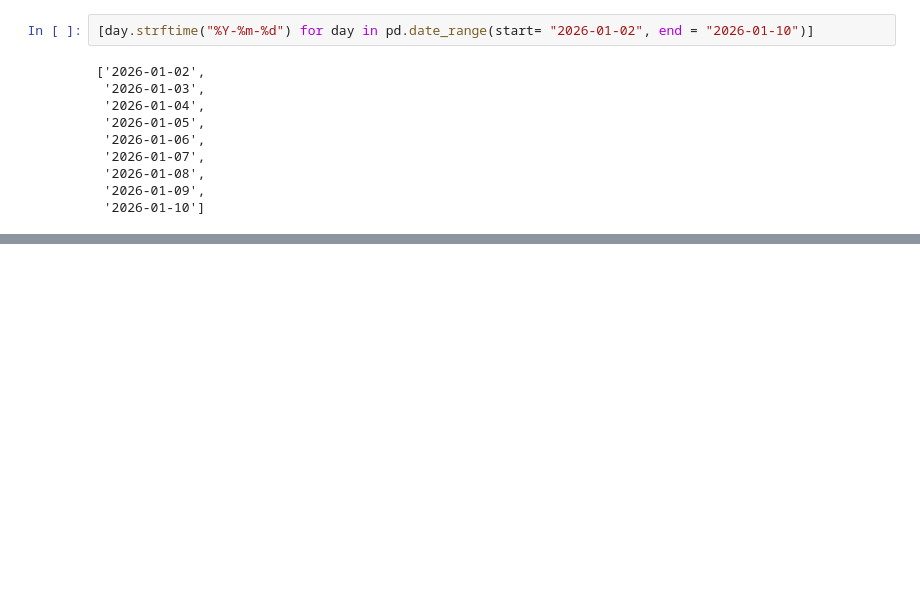
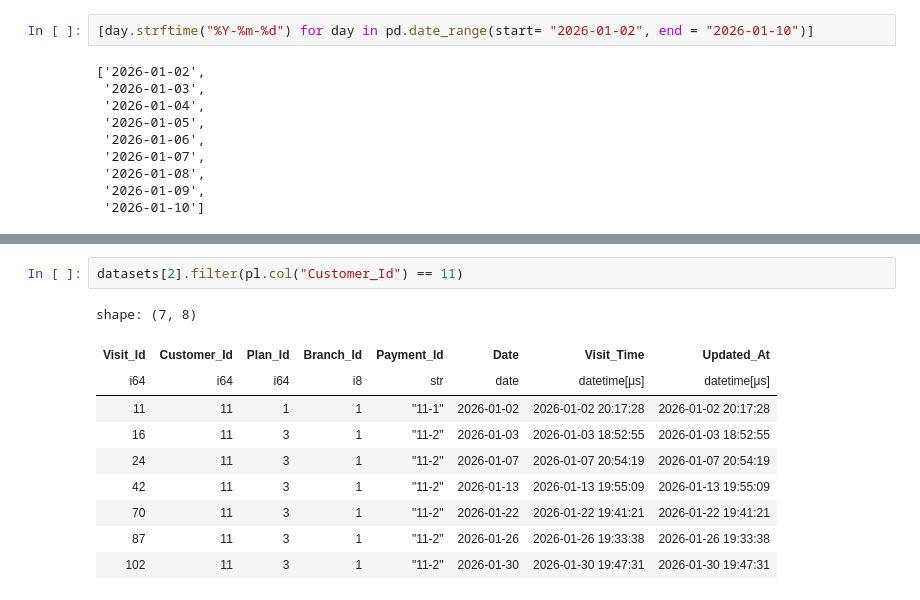
Before and after one commit to BrunoRodriguez274/Data_project, a Jupyter notebook: notebooks/access_data_generator.ipynb, the cells around one changed output, grey strips where cells are left out. Saved outputs shown, nothing was run; the diff lists cells and outputs as text; blank space fills up the shorter version.

```diff
--- a/notebooks/access_data_generator.ipynb
+++ b/notebooks/access_data_generator.ipynb
@@ -567,0 +639,13 @@ shape: (16, 8)
+# %%
+datasets[2].filter(pl.col("Customer_Id") == 11)
+# %% [output]
+shape: (7, 8)
+| Visit_Id | Customer_Id | Plan_Id | Branch_Id | Payment_Id | Date | Visit_Time | Updated_At |
+| i64 | i64 | i64 | i8 | str | date | datetime[μs] | datetime[μs] |
+| 11 | 11 | 1 | 1 | "11-1" | 2026-01-02 | 2026-01-02 20:17:28 | 2026-01-02 20:17:28 |
+| 16 | 11 | 3 | 1 | "11-2" | 2026-01-03 | 2026-01-03 18:52:55 | 2026-01-03 18:52:55 |
+| 24 | 11 | 3 | 1 | "11-2" | 2026-01-07 | 2026-01-07 20:54:19 | 2026-01-07 20:54:19 |
+| 42 | 11 | 3 | 1 | "11-2" | 2026-01-13 | 2026-01-13 19:55:09 | 2026-01-13 19:55:09 |
+| 70 | 11 | 3 | 1 | "11-2" | 2026-01-22 | 2026-01-22 19:41:21 | 2026-01-22 19:41:21 |
+| 87 | 11 | 3 | 1 | "11-2" | 2026-01-26 | 2026-01-26 19:33:38 | 2026-01-26 19:33:38 |
+| 102 | 11 | 3 | 1 | "11-2" | 2026-01-30 | 2026-01-30 19:47:31 | 2026-01-30 19:47:31 |
```
Also changed, not shown: parts of 5 cells of this notebook, 3 other files.
